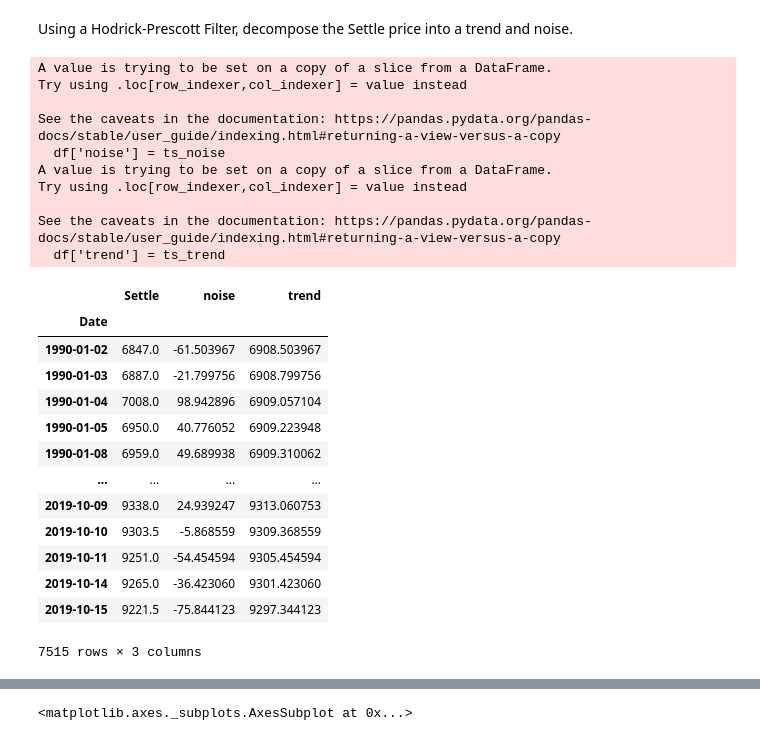
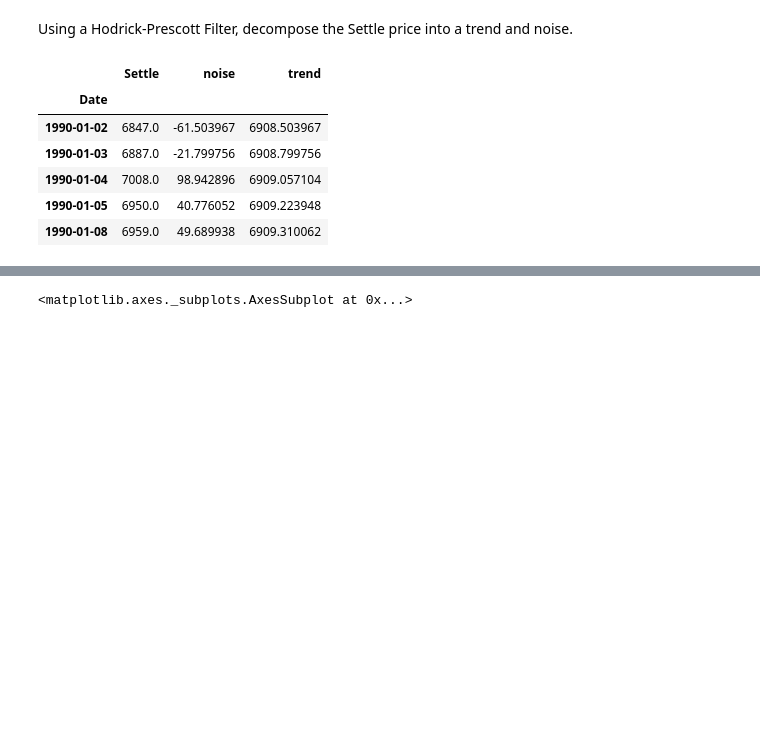
Before and after one commit to wchance/timeseries-homework, a Jupyter notebook: time_series_analysis.ipynb, the cells around one changed output, grey strips where cells are left out. Drawn from its saved outputs; the diff is of its cells as text; code cells hidden in the pictures; blank space fills up the shorter version.

```diff
--- a/time_series_analysis.ipynb
+++ b/time_series_analysis.ipynb
@@ -61,33 +61,16 @@ ts_noise, ts_trend = sm.tsa.filters.hpfilter(yen_futures['Settle'])
 # %%
 # Create a dataframe of just the settle price, and add columns for "noise" and "trend" series from above:
 df = yen_futures[['Settle']]
 df['noise'] = ts_noise
 df['trend'] = ts_trend
-df
+df.head()
 # %% [output]
-A value is trying to be set on a copy of a slice from a DataFrame.
-Try using .loc[row_indexer,col_indexer] = value instead
-
-See the caveats in the documentation: https://pandas.pydata.org/pandas-docs/stable/user_guide/indexing.html#returning-a-view-versus-a-copy
-  df['noise'] = ts_noise
-A value is trying to be set on a copy of a slice from a DataFrame.
-Try using .loc[row_indexer,col_indexer] = value instead
-
-See the caveats in the documentation: https://pandas.pydata.org/pandas-docs/stable/user_guide/indexing.html#returning-a-view-versus-a-copy
-  df['trend'] = ts_trend
 |  | Settle | noise | trend |
 | Date |  |  |  |
 | 1990-01-02 | 6847.0 | -61.503967 | 6908.503967 |
 | 1990-01-03 | 6887.0 | -21.799756 | 6908.799756 |
 | 1990-01-04 | 7008.0 | 98.942896 | 6909.057104 |
 | 1990-01-05 | 6950.0 | 40.776052 | 6909.223948 |
 | 1990-01-08 | 6959.0 | 49.689938 | 6909.310062 |
-| ... | ... | ... | ... |
-| 2019-10-09 | 9338.0 | 24.939247 | 9313.060753 |
-| 2019-10-10 | 9303.5 | -5.868559 | 9309.368559 |
-| 2019-10-11 | 9251.0 | -54.454594 | 9305.454594 |
-| 2019-10-14 | 9265.0 | -36.423060 | 9301.423060 |
-| 2019-10-15 | 9221.5 | -75.844123 | 9297.344123 |
-7515 rows × 3 columns
 # %%
 # Plot the Settle Price vs. the Trend for 2015 to the present
```
Also changed, not shown: parts of 6 cells of this notebook.
